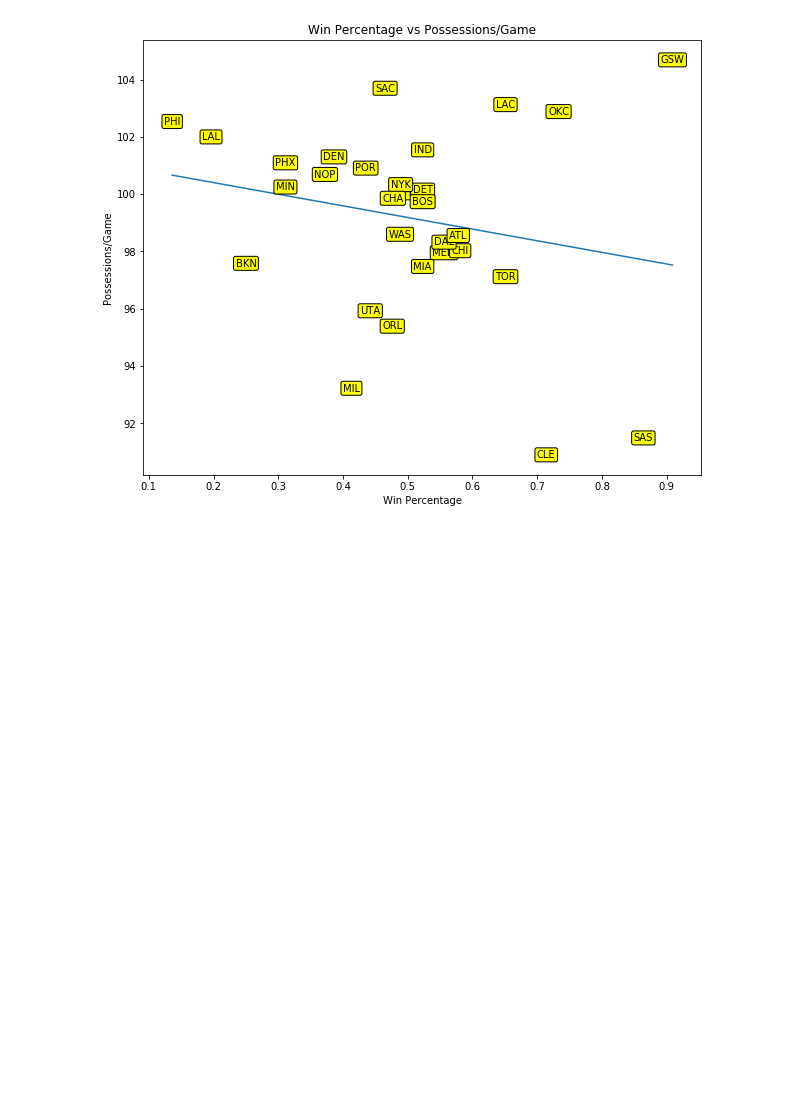
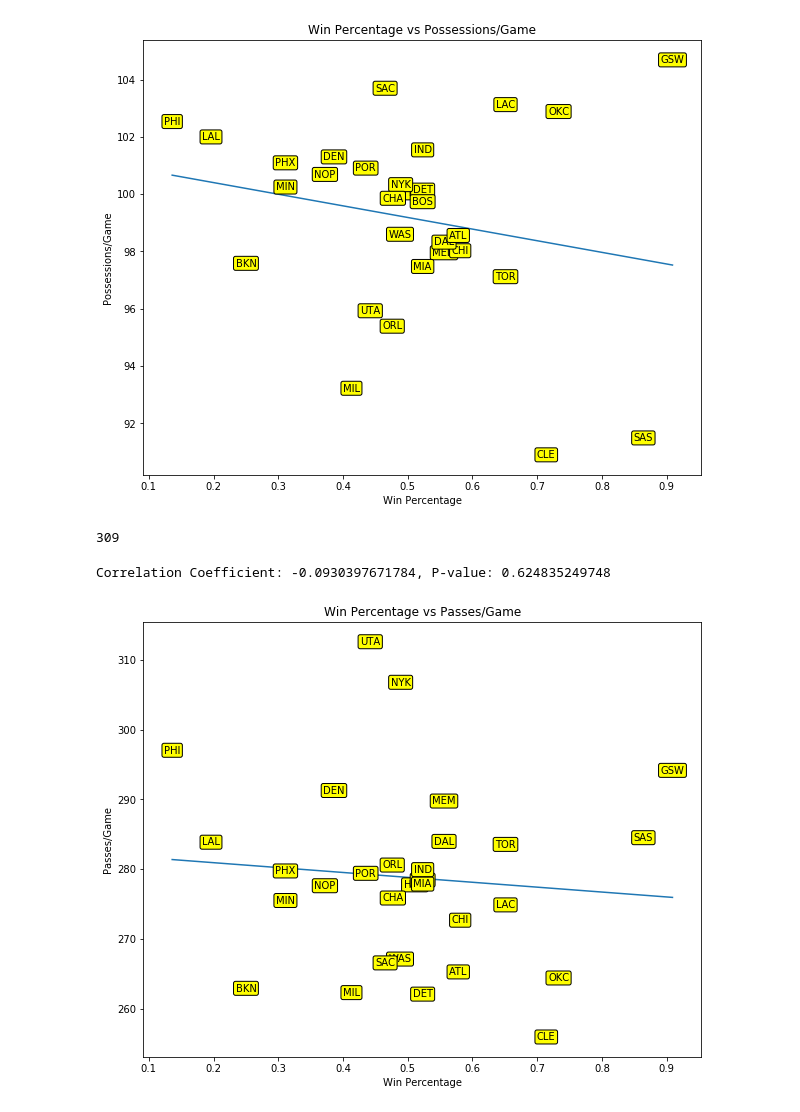
Before and after one commit to jtliao/nba-tracking-data-analysis, a Jupyter notebook: functions.ipynb, the cells around one changed output. Cells and saved outputs as stored; diff of their text form; code cells hidden in the pictures; blank space fills up the shorter version.

```diff
--- a/functions.ipynb
+++ b/functions.ipynb
@@ -543,0 +534,44 @@ Correlation Coefficient: -0.210232619375, P-value: 0.264815432582
+# %%
+dists = distances_to_ball("Phoenix Suns", team_specific=False, p=False, num_games=1)
+bhs = get_ballhandlers(dists)
+count_passes(bhs, "Phoenix Suns")
+# %% [output]
+309
+# %%
+# team_to_passes = {}
+team_to_passes = json.load(open("team_to_passes.json"))
+for team, players in team_dists.items():
+    if team not in team_to_passes:
+        count = players["count"]
+        dists = distances_to_ball(team, team_specific=False, p=False)
+        bhs = get_ballhandlers(dists)
+        av = count_passes(bhs, team)/float(count)
+        print av
+        team_to_passes[team] = av
+        json.dump(team_to_passes, open("team_to_passes.json", "w"))
+# %%
+winpcts = []
+passes = []
+labels = []
+for team, t_passes in team_to_passes.items():
+    winpcts.append(team_to_winpct[team])
+    passes.append(t_passes)
+    labels.append(team_to_abbrev[team])
+
+corr = scipy.stats.pearsonr(passes, winpcts)
+print "Correlation Coefficient: {}, P-value: {}".format(corr[0], corr[1])
+
+plt.figure(figsize=(10, 8))
+plt.scatter(winpcts, passes, marker='o')
+
+for team, x, y in zip(labels, winpcts, passes):
+    plt.annotate(team, xy=(x, y), xytext=(0, 0), textcoords='offset points', ha='center', va='center',
+                 bbox=dict(boxstyle='round,pad=0.2', fc='yellow', alpha=1))
+plt.plot(np.unique(winpcts), np.poly1d(np.polyfit(winpcts, passes, 1))(np.unique(winpcts)))
+plt.title("Win Percentage vs Passes/Game")
+plt.xlabel("Win Percentage")
+plt.ylabel("Passes/Game")
+plt.show()
+# %% [output]
+Correlation Coefficient: -0.0930397671784, P-value: 0.624835249748
+[figure, added]
```
Also changed, not shown: parts of 17 cells of this notebook, 5 other files.
